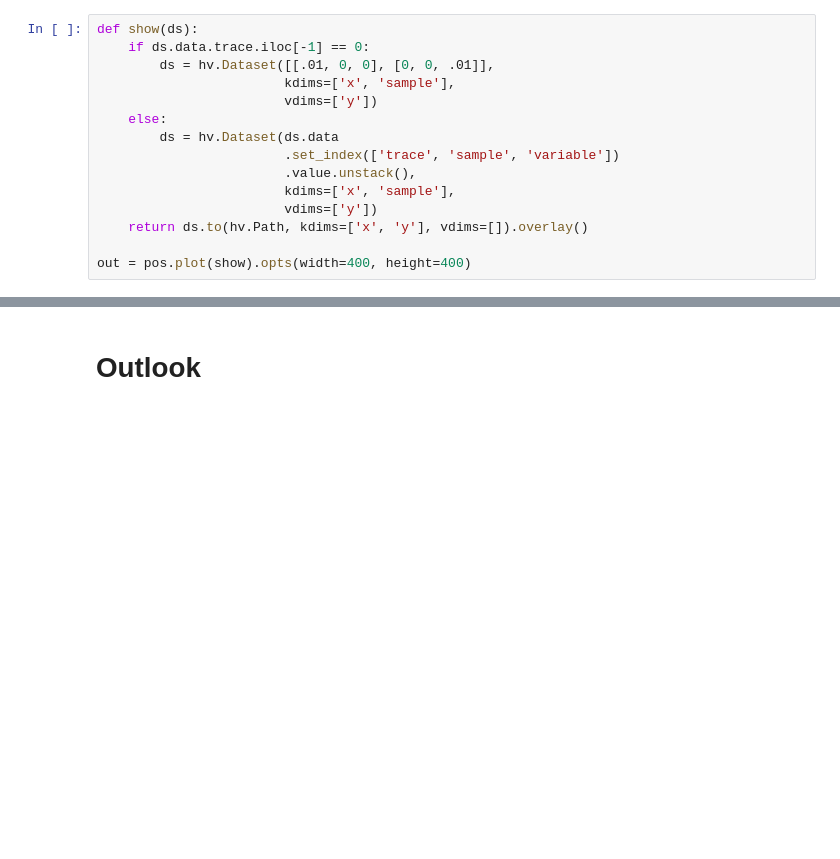
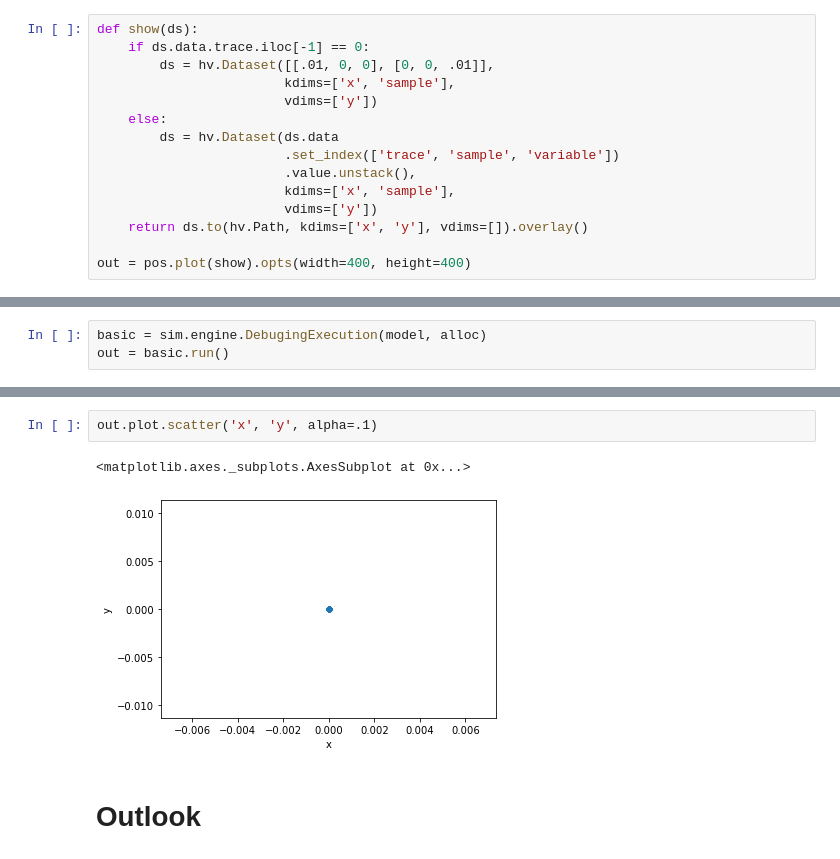
Before and after one commit to gameduell/simcompyl, a Jupyter notebook: examples/walk/Walk.ipynb, the cells around one changed output, grey strips where cells are left out. Cells and saved outputs as stored; diff of their text form; blank space fills up the shorter version.

```diff
--- a/examples/walk/Walk.ipynb
+++ b/examples/walk/Walk.ipynb
@@ -191,0 +289,3 @@ Wall time: 46.4 s
+# %%
+basic = sim.engine.DebugingExecution(model, alloc)
+out = basic.run()
@@ -192,3 +301,8 @@ Wall time: 46.4 s
+# %%
+out.plot.scatter('x', 'y', alpha=.1)
+# %% [output]
+<matplotlib.axes._subplots.AxesSubplot at 0x...>
+[figure, added]
 # %% [markdown]
 Outlook
 ===
```
Also changed, not shown: parts of 13 cells of this notebook, 3 other files.
